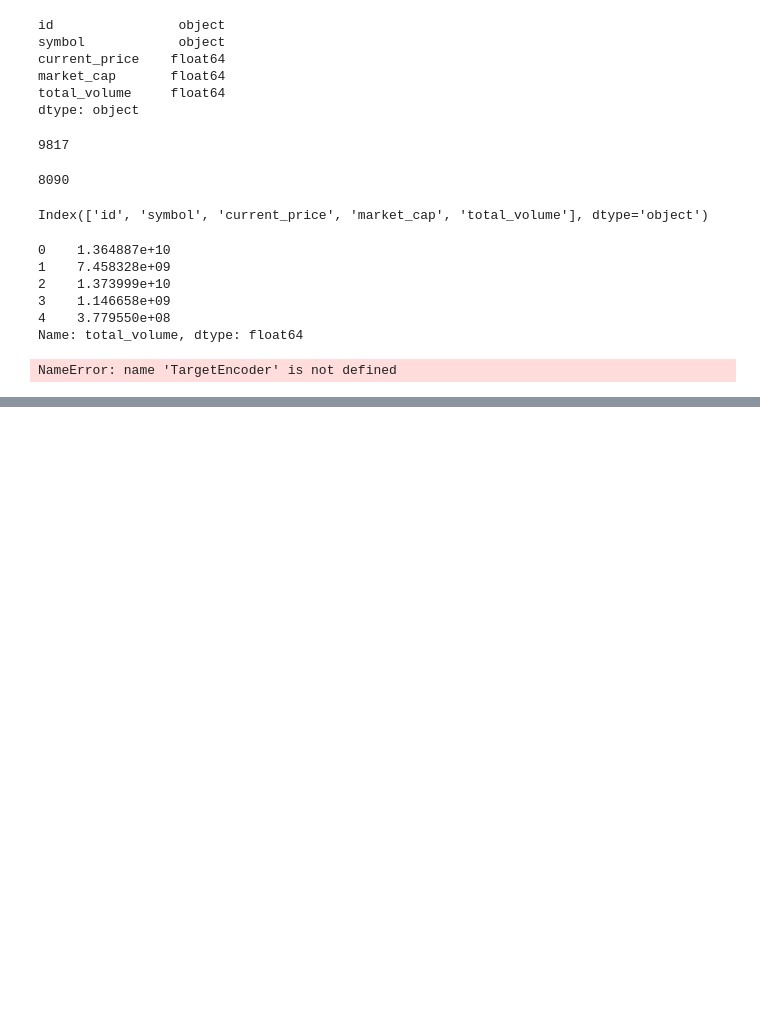
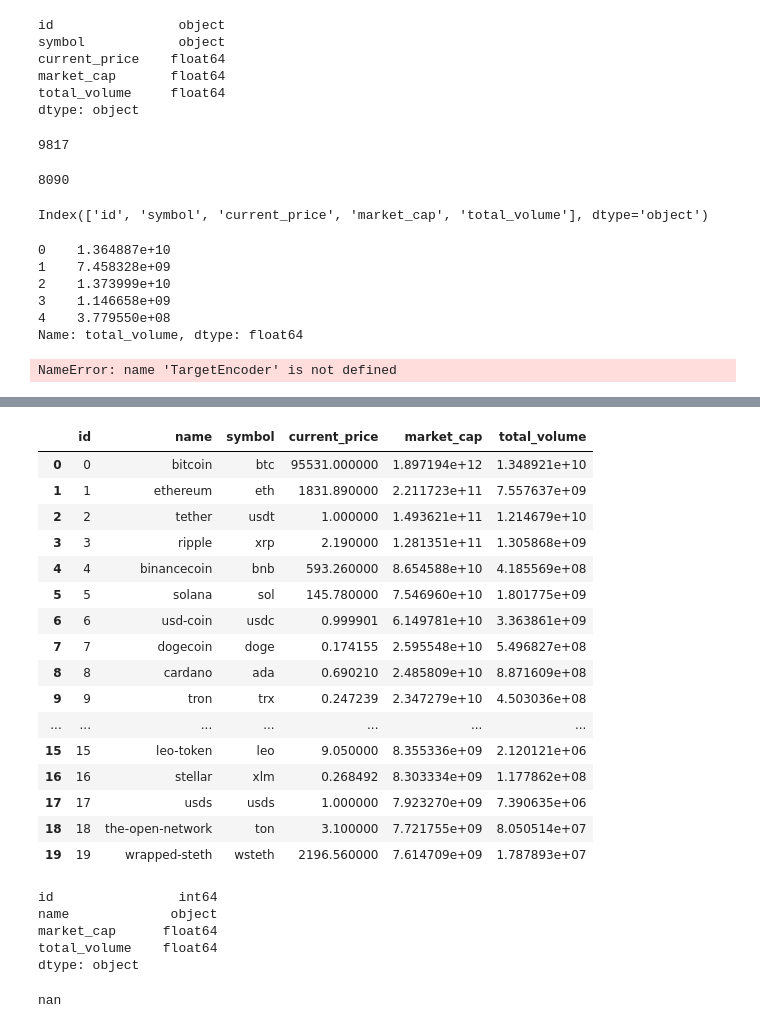
Before and after one commit to arfan64shah/Crypto_Project, a Jupyter notebook: Crypto_Project.ipynb, the cells around one changed output, grey strips where cells are left out. Saved outputs shown, nothing was run; the diff lists cells and outputs as text; code cells hidden in the pictures; blank space fills up the shorter version.

```diff
--- a/Crypto_Project.ipynb
+++ b/Crypto_Project.ipynb
@@ -200,0 +230,4 @@ NameError: name 'TargetEncoder' is not defined
+# %%
+# read csv data
+dataset = pd.read_csv('crypto.csv')
+dataset.head()
@@ -200,0 +252,2 @@ NameError: name 'TargetEncoder' is not defined
+# %%
+dataset = dataset.dropna(axis = 1)
@@ -200,0 +284,20 @@ NameError: name 'TargetEncoder' is not defined
+# %%
+dataset.head(20)
+# %% [output]
+|  | id | name | symbol | current_price | market_cap | total_volume |
+| 0 | 0 | bitcoin | btc | 95531.000000 | 1.897194e+12 | 1.348921e+10 |
+| 1 | 1 | ethereum | eth | 1831.890000 | 2.211723e+11 | 7.557637e+09 |
+| 2 | 2 | tether | usdt | 1.000000 | 1.493621e+11 | 1.214679e+10 |
+| 3 | 3 | ripple | xrp | 2.190000 | 1.281351e+11 | 1.305868e+09 |
+| 4 | 4 | binancecoin | bnb | 593.260000 | 8.654588e+10 | 4.185569e+08 |
+| 5 | 5 | solana | sol | 145.780000 | 7.546960e+10 | 1.801775e+09 |
+| 6 | 6 | usd-coin | usdc | 0.999901 | 6.149781e+10 | 3.363861e+09 |
+| 7 | 7 | dogecoin | doge | 0.174155 | 2.595548e+10 | 5.496827e+08 |
+| 8 | 8 | cardano | ada | 0.690210 | 2.485809e+10 | 8.871609e+08 |
+| 9 | 9 | tron | trx | 0.247239 | 2.347279e+10 | 4.503036e+08 |
+| ... | ... | ... | ... | ... | ... | ... |
+| 15 | 15 | leo-token | leo | 9.050000 | 8.355336e+09 | 2.120121e+06 |
+| 16 | 16 | stellar | xlm | 0.268492 | 8.303334e+09 | 1.177862e+08 |
+| 17 | 17 | usds | usds | 1.000000 | 7.923270e+09 | 7.390635e+06 |
+| 18 | 18 | the-open-network | ton | 3.100000 | 7.721755e+09 | 8.050514e+07 |
+| 19 | 19 | wrapped-steth | wsteth | 2196.560000 | 7.614709e+09 | 1.787893e+07 |
@@ -200,0 +307,12 @@ NameError: name 'TargetEncoder' is not defined
+# %%
+dataset.dtypes
+# %% [output]
+id                int64
+name             object
+market_cap      float64
+total_volume    float64
+dtype: object
+# %%
+dataset.iloc[7976]['current_price']
+# %% [output]
+nan
```
Also changed, not shown: parts of 29 cells of this notebook, 1 other file.
